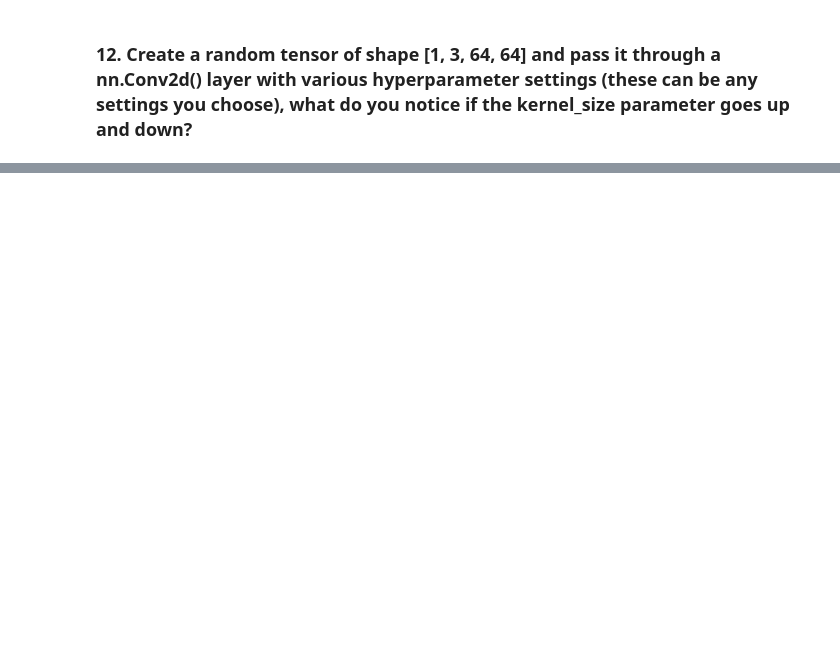
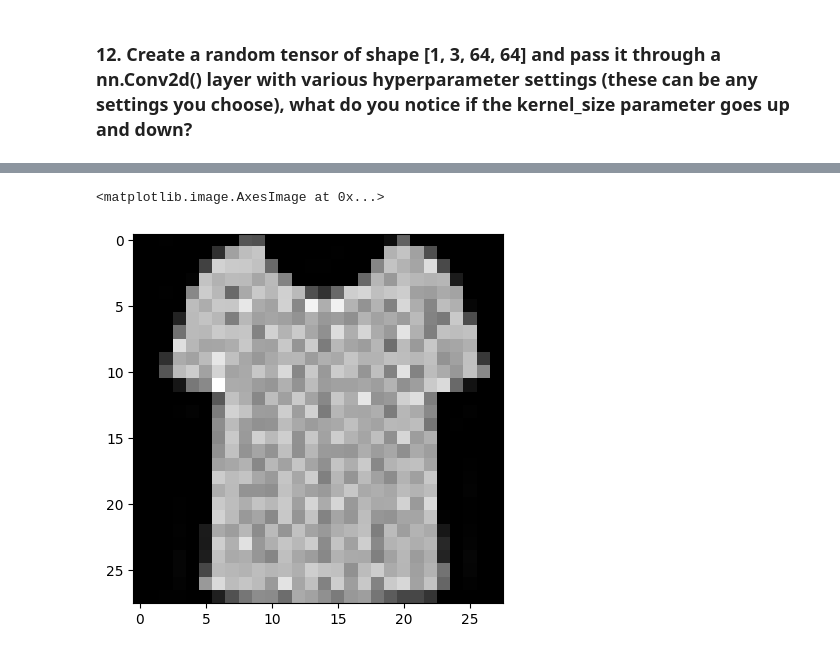
Before and after one commit to PubSec/Pytorch_ML, a Jupyter notebook: 03_pytorch_computer_vision_execrise.ipynb, the cells around one changed output, grey strips where cells are left out. Cells and saved outputs as stored; diff of their text form; code cells hidden in the pictures; blank space fills up the shorter version.

```diff
--- a/03_pytorch_computer_vision_execrise.ipynb
+++ b/03_pytorch_computer_vision_execrise.ipynb
@@ -253,0 +279,3 @@ sample_tensor.shape
+# %%
+fashionMNSIT_test_data = datasets.FashionMNIST(root='data',train=False,transform=ToTensor(),download=True)
+fashionMNSIT_test_data , fashionMNSIT_test_data.classes
@@ -253,0 +299,5 @@ sample_tensor.shape
+# %%
+plt.imshow(fashionMNSIT_test_data.data[1000],cmap='gray')
+# %% [output]
+<matplotlib.image.AxesImage at 0x...>
+[figure, added]
```
Also changed, not shown: parts of 22 cells of this notebook.
